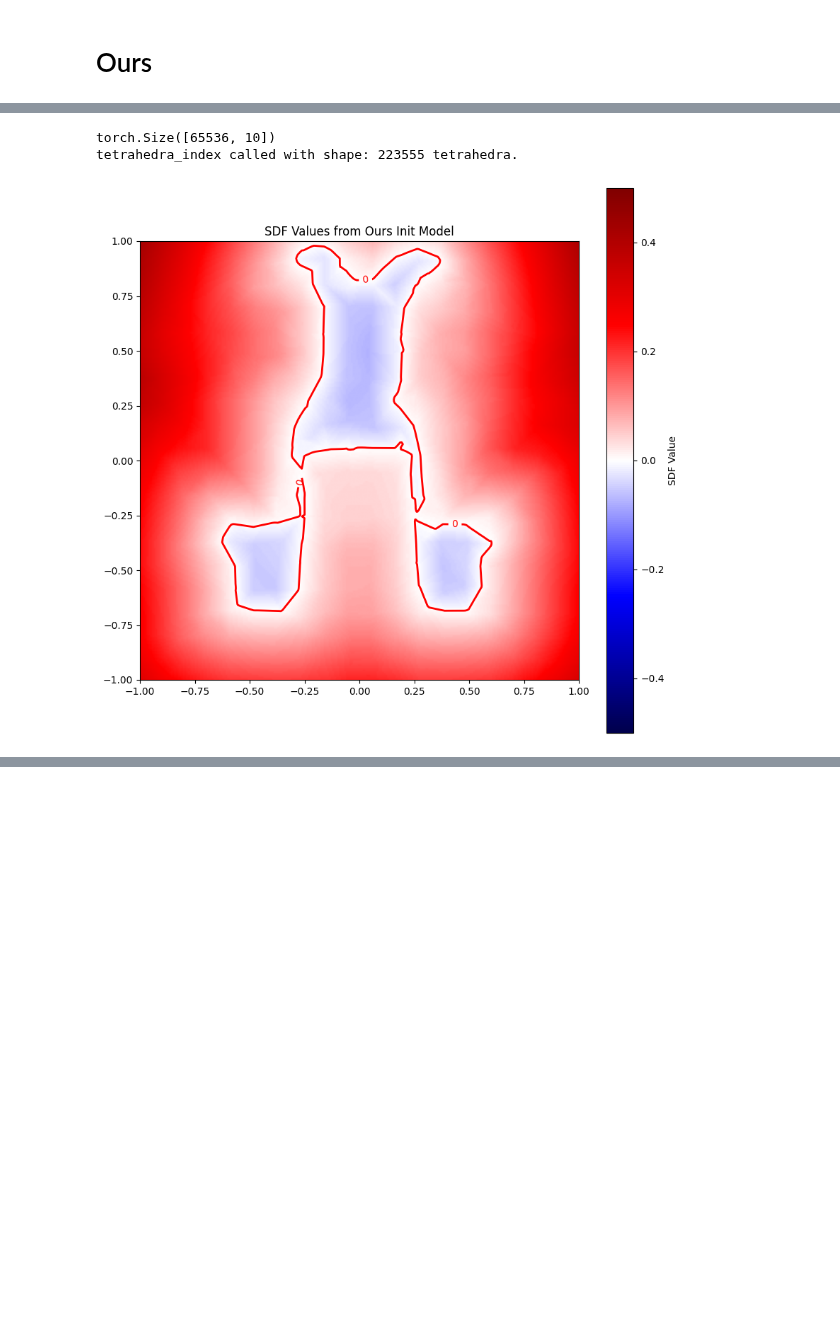
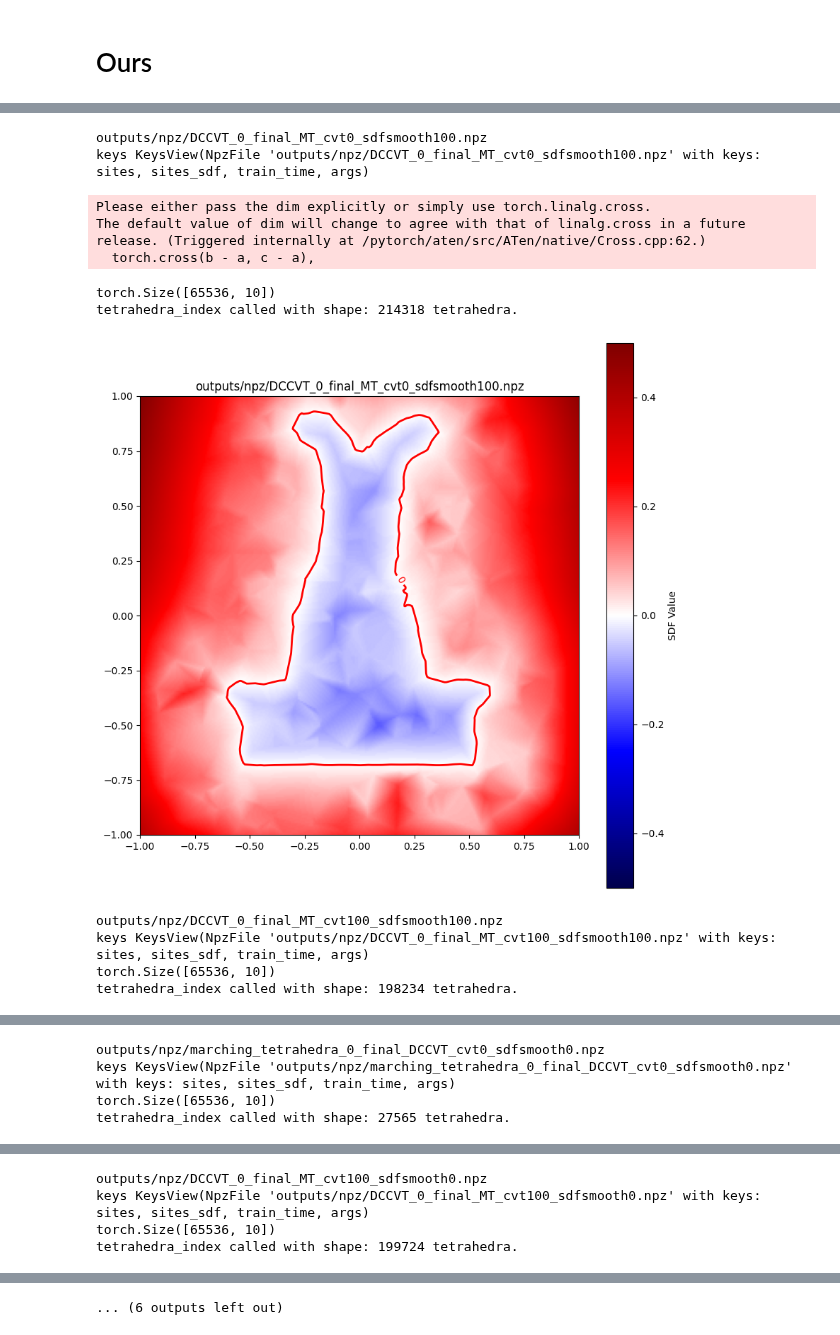
Before and after one commit to tiwylli/DCCVT, a Jupyter notebook: 2D-sdf-visualization.ipynb, the cells around one changed output, grey strips where cells are left out. Saved outputs shown, nothing was run; the diff lists cells and outputs as text; code cells hidden in the pictures; blank space fills up the shorter version.

Commit message:
generate all files for SDF visualization

```diff
--- a/2D-sdf-visualization.ipynb
+++ b/2D-sdf-visualization.ipynb
@@ -138,8 +136,9 @@ show(model_z, title='SDF Values from HotSpot Model')
 # %%
 def eval_ours(input_path, pnts):
     data = np.load(input_path)
+    print("keys",  str(data.keys()))
     sites = data["sites"]
-    sdf_values = data["sdf_values"]
+    sdf_values = data["sites_sdf"]
 
     d3dsimplices, _ = pygdel3d.triangulate(np.array(sites))
 
@@ -196,7 +195,7 @@ def eval_ours(input_path, pnts):
 
     bary_coords = barycentric_coords(pnts, tet_points)
     # Interpolate SDF values using barycentric coordinates
-    tet_sdf_values = data["sdf_values"][d3dsimplices[index_points].cpu().numpy()]  # (N, 4)
+    tet_sdf_values = data["sites_sdf"][d3dsimplices[index_points].cpu().numpy()]  # (N, 4)
     tet_sdf_values = torch.tensor(tet_sdf_values, device=0, dtype=torch.float32)
     sdf_values = (bary_coords * tet_sdf_values).sum(dim=1)
 
@@ -205,5 +204,5 @@ def eval_ours(input_path, pnts):
 
     return sdf_values
 
-ours_z = eval_ours(OURS_PATH, points)
-show(ours_z, title=OURS_PATH)
+# ours_z = eval_ours(OURS_PATH, points)
+# show(ours_z, title=OURS_PATH)
@@ -221,7 +212,23 @@ tetrahedra_index called with shape: 199808 tetrahedra.
 # %%
-ours_init_z = eval_ours(OURS_INIT_PATH, points)
-show(ours_init_z, title='SDF Values from Ours Init Model')
+# ours_init_z = eval_ours(OURS_INIT_PATH, points)
+# show(ours_init_z, title='SDF Values from Ours Init Model')
-# %% [output]
-torch.Size([65536, 10])
-tetrahedra_index called with shape: 223555 tetrahedra.
-[figure, removed]
+# %%
+import glob
+
+for d in glob.glob("outputs/npz/*.npz"):
+    print(d)
+    z = eval_ours(d, points)
+    show(z, title=d)
+# %% [output]
+outputs/npz/DCCVT_0_final_MT_cvt0_sdfsmooth100.npz
+keys KeysView(NpzFile 'outputs/npz/DCCVT_0_final_MT_cvt0_sdfsmooth100.npz' with keys: sites, sites_sdf, train_time, args)
+Please either pass the dim explicitly or simply use torch.linalg.cross.
+The default value of dim will change to agree with that of linalg.cross in a future release. (Triggered internally at /pytorch/aten/src/ATen/native/Cross.cpp:62.)
+  torch.cross(b - a, c - a),
+torch.Size([65536, 10])
+tetrahedra_index called with shape: 214318 tetrahedra.
+[figure, added]
+outputs/npz/DCCVT_0_final_MT_cvt100_sdfsmooth100.npz
+keys KeysView(NpzFile 'outputs/npz/DCCVT_0_final_MT_cvt100_sdfsmooth100.npz' with keys: sites, sites_sdf, train_time, args)
+torch.Size([65536, 10])
+tetrahedra_index called with shape: 198234 tetrahedra.
@@ -227,0 +236,4 @@ tetrahedra_index called with shape: 223555 tetrahedra.
+outputs/npz/marching_tetrahedra_0_final_DCCVT_cvt0_sdfsmooth0.npz
+keys KeysView(NpzFile 'outputs/npz/marching_tetrahedra_0_final_DCCVT_cvt0_sdfsmooth0.npz' with keys: sites, sites_sdf, train_time, args)
+torch.Size([65536, 10])
+tetrahedra_index called with shape: 27565 tetrahedra.
@@ -227,0 +241,4 @@ tetrahedra_index called with shape: 223555 tetrahedra.
+outputs/npz/DCCVT_0_final_MT_cvt100_sdfsmooth0.npz
+keys KeysView(NpzFile 'outputs/npz/DCCVT_0_final_MT_cvt100_sdfsmooth0.npz' with keys: sites, sites_sdf, train_time, args)
+torch.Size([65536, 10])
+tetrahedra_index called with shape: 199724 tetrahedra.
@@ -227,0 +251 @@ tetrahedra_index called with shape: 223555 tetrahedra.
+... (6 outputs left out)
```
Also changed, not shown: parts of 4 cells of this notebook.
